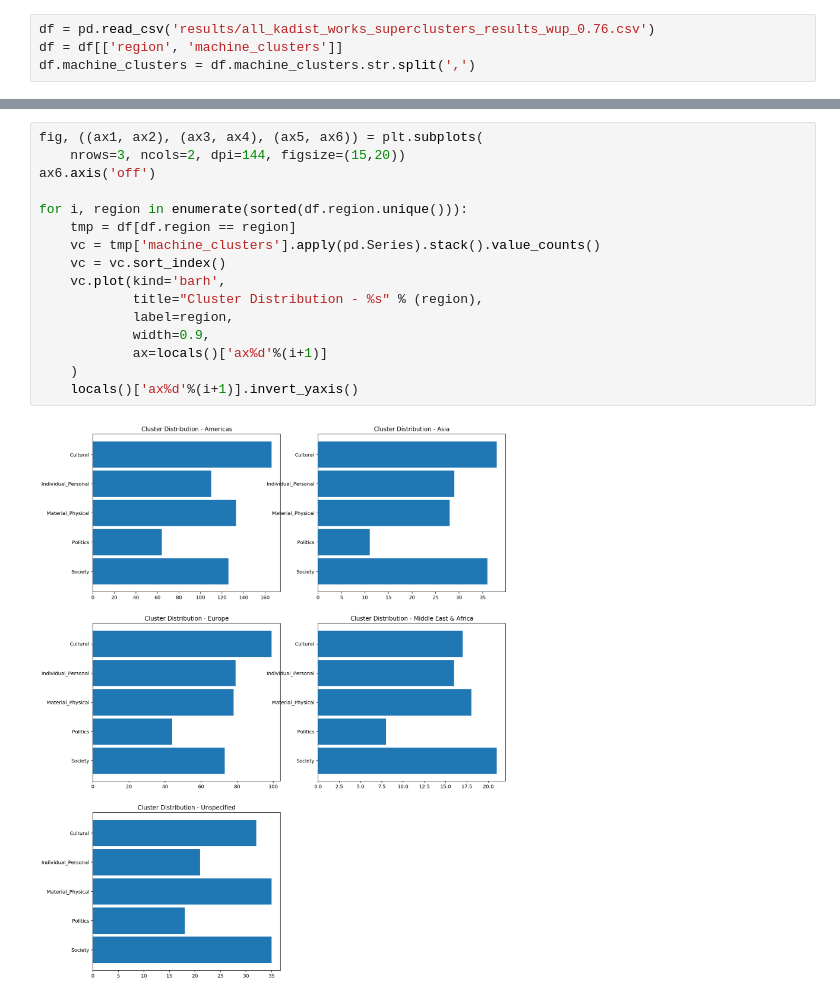
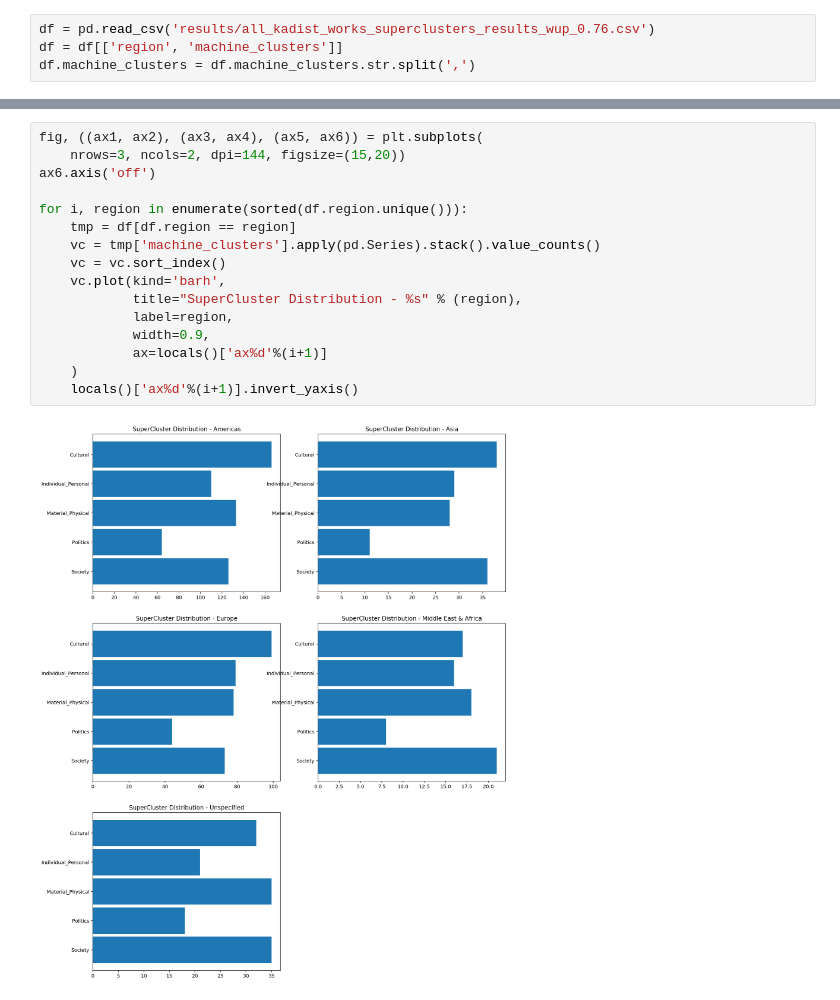
Before and after one commit to darenr/kadist-autotagging, a Jupyter notebook: Distribution of SuperCluster Assignments.ipynb, the cells around one changed output, grey strips where cells are left out. Saved outputs shown, nothing was run; the diff lists cells and outputs as text.

```diff
--- a/Distribution of SuperCluster Assignments.ipynb
+++ b/Distribution of SuperCluster Assignments.ipynb
@@ -35,18 +35,18 @@ ax.invert_yaxis()
 # %%
 fig, ((ax1, ax2), (ax3, ax4), (ax5, ax6)) = plt.subplots(
     nrows=3, ncols=2, dpi=144, figsize=(15,20))
 ax6.axis('off')
 
 for i, region in enumerate(sorted(df.region.unique())):
     tmp = df[df.region == region]
     vc = tmp['machine_clusters'].apply(pd.Series).stack().value_counts()
     vc = vc.sort_index()
     vc.plot(kind='barh',
-            title="Cluster Distribution - %s" % (region),
+            title="SuperCluster Distribution - %s" % (region),
             label=region,
             width=0.9,
             ax=locals()['ax%d'%(i+1)]
     )
     locals()['ax%d'%(i+1)].invert_yaxis()
 # %% [output]
-[figure, old version]
+[figure, new version]
```
Also changed, not shown: parts of 1 cell of this notebook.
